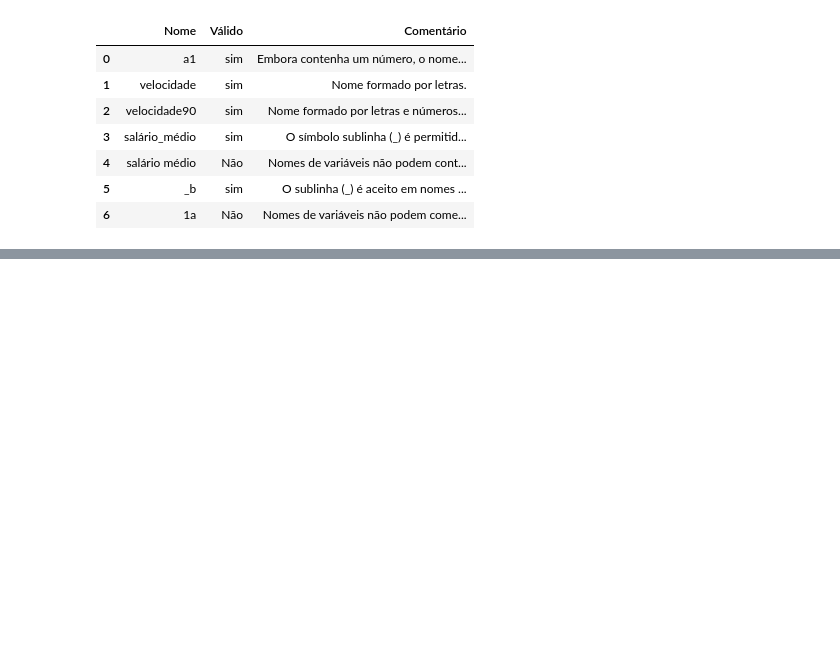
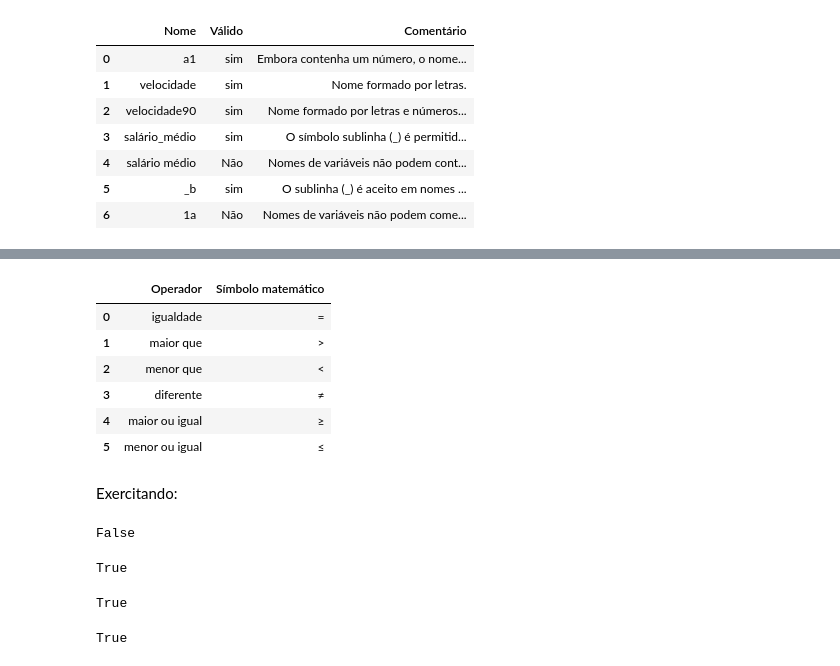
Before and after one commit to daniloMenesesEsme/Projeto01, a Jupyter notebook: Programa_2_1_Primeiro_programa_com_variáveis.ipynb, the cells around one changed output, grey strips where cells are left out. Drawn from its saved outputs; the diff is of its cells as text; code cells hidden in the pictures; blank space fills up the shorter version.

```diff
--- a/Programa_2_1_Primeiro_programa_com_variáveis.ipynb
+++ b/Programa_2_1_Primeiro_programa_com_variáveis.ipynb
@@ -80,0 +182,38 @@ df
+# %%
+# Tabela 3.2 - Operadores relacionais
+dados3 = {'Operador': ['==', '>', '<', '!=', '>=', '<='],
+          'Operador': ['igualdade', 'maior que', 'menor que', 'diferente', 'maior ou igual', 'menor ou igual'],
+          'Símbolo matemático': ['=', '>', '<', '≠', '≥', '≤']}
+df = pd.DataFrame(dados3)
+# %%
+df
+# %% [output]
+|  | Operador | Símbolo matemático |
+| 0 | igualdade | = |
+| 1 | maior que | > |
+| 2 | menor que | < |
+| 3 | diferente | ≠ |
+| 4 | maior ou igual | ≥ |
+| 5 | menor ou igual | ≤ |
+# %% [markdown]
+Exercitando:
+# %%
+a = 1 # a recebe 1
+b = 5 # a recebe 5
+c = 2 # a recebe 2
+d = 1 # a recebe 1
+a == b  # a é igual a b ?
+# %% [output]
+False
+# %%
+b > a
+# %% [output]
+True
+# %%
+a < b
+# %% [output]
+True
+# %%
+a == d
+# %% [output]
+True
```
Also changed, not shown: parts of 27 cells of this notebook.
